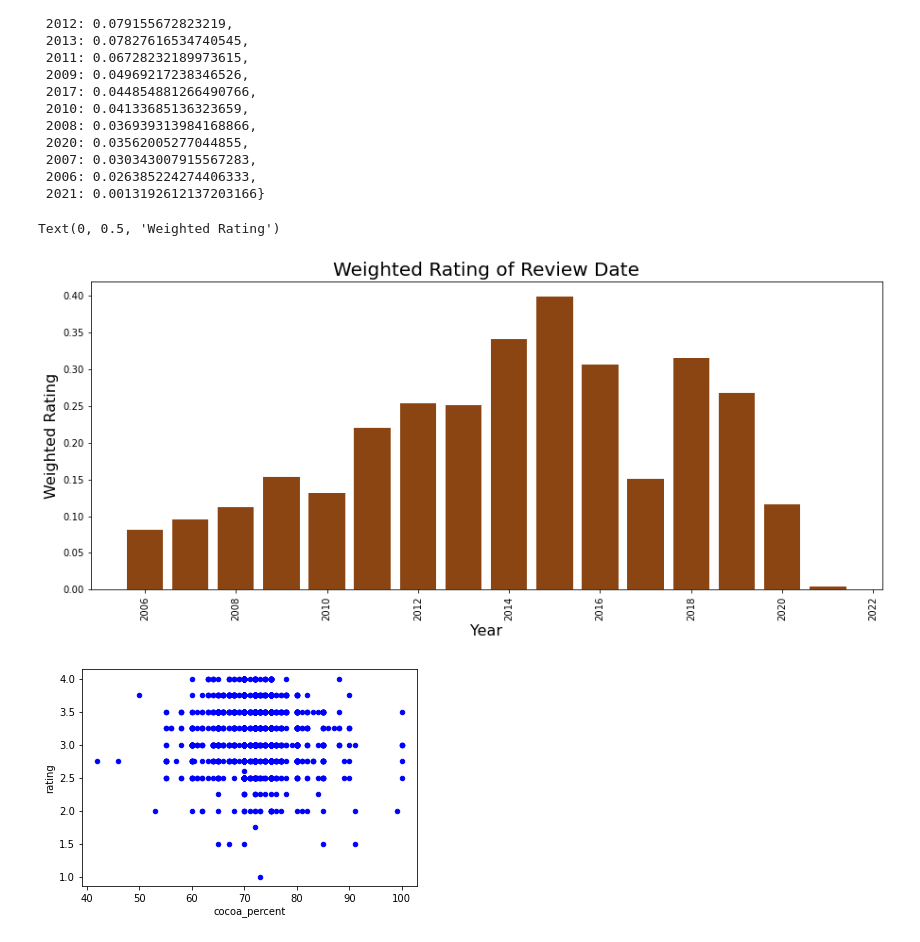
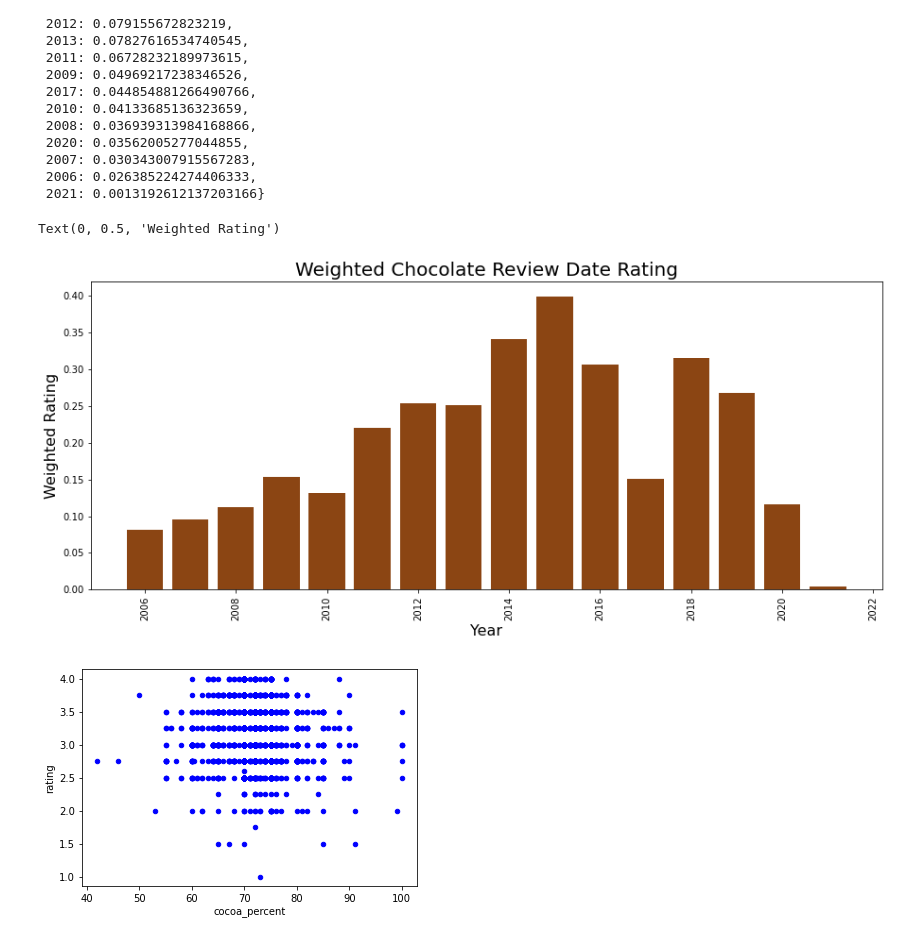
Before and after one commit to Jordantjones/Machine-Learning-Project, a Jupyter notebook: notebooks/exploratory/Qsou/First_EDA.ipynb, the cells around one changed output. Saved outputs shown, nothing was run; the diff lists cells and outputs as text; code cells hidden in the pictures.

```diff
--- a/notebooks/exploratory/Qsou/First_EDA.ipynb
+++ b/notebooks/exploratory/Qsou/First_EDA.ipynb
@@ -512,22 +512,22 @@ rdcount
 # %%
 rwd = df.review_date.unique()
 weighted_rating = []
 for date in rwd:
     count = rdcount[date]
     rating = rd[date]
     weighted_rating.append(count * rating)
 sorted_vals = sorted(list(zip(weighted_rating, rwd)))
 x = [val[1] for val in sorted_vals]
 y = [val[0] for val in sorted_vals]
 plt.figure(figsize=(15,6))
 plt.bar(x, y, color = 'saddlebrown')
 plt.xticks(rotation=90);
-plt.title('Weighted Rating of Review Date', fontsize=20)
+plt.title('Weighted Chocolate Review Date Rating', fontsize=20)
 plt.xlabel('Year', fontsize=16)
 plt.ylabel('Weighted Rating', fontsize=16)
 # %% [output]
 Text(0, 0.5, 'Weighted Rating')
-[figure, old version]
+[figure, new version]
 # %%
 ax1 = df.plot.scatter(x='cocoa_percent', y='rating', c='blue', colormap='viridis') #standerscaler in the modeling #classification projrct
 # %% [output]
```
Also changed, not shown: parts of 4 cells of this notebook, 1 other file.
